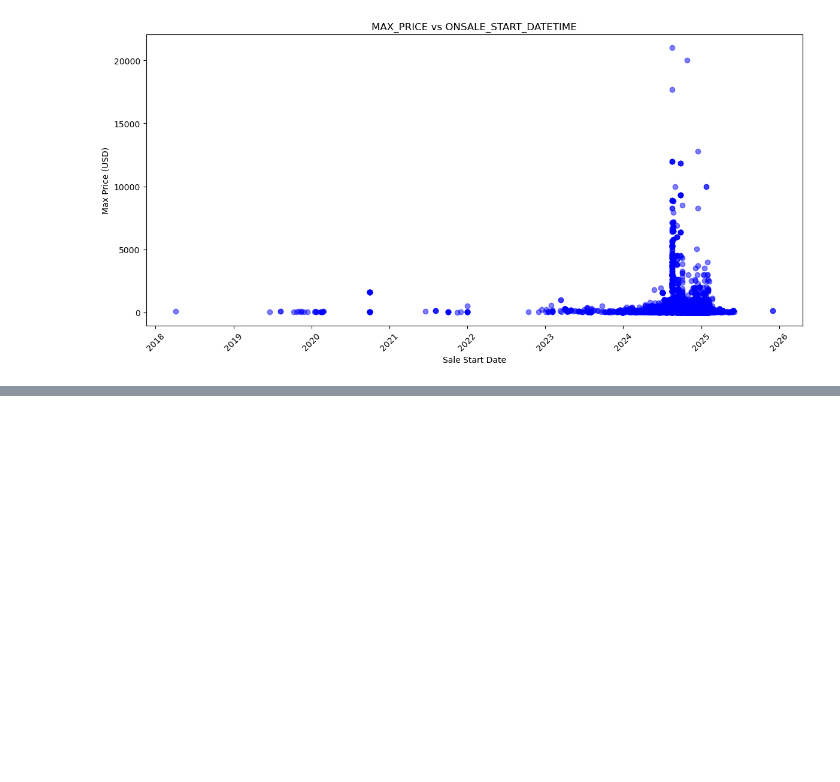
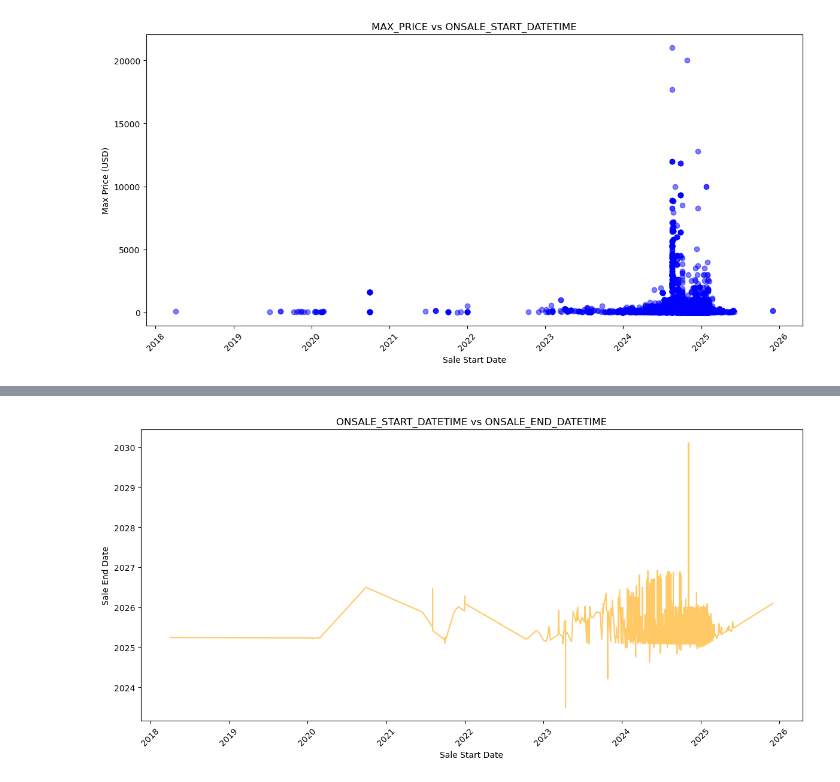
Before and after one commit to dq93/TicketMasterAPI, a Jupyter notebook: notebooks/Daniel_eda.ipynb, the cells around one changed output, grey strips where cells are left out. Cells and saved outputs as stored; diff of their text form; code cells hidden in the pictures; blank space fills up the shorter version.

```diff
--- a/notebooks/Daniel_eda.ipynb
+++ b/notebooks/Daniel_eda.ipynb
@@ -216,0 +233,21 @@ plt.show()
+# %%
+# Ensure the datetime columns are correctly formatted
+datetime_df['ONSALE_START_DATETIME'] = pd.to_datetime(datetime_df['ONSALE_START_DATETIME'], errors='coerce')
+datetime_df['ONSALE_END_DATETIME'] = pd.to_datetime(datetime_df['ONSALE_END_DATETIME'], errors='coerce')
+
+# Drop rows where either of the datetime columns has NaT (optional)
+datetime_df = datetime_df.dropna(subset=['ONSALE_START_DATETIME', 'ONSALE_END_DATETIME'])
+
+# Sort the dataframe by the start datetime
+datetime_df = datetime_df.sort_values(by='ONSALE_START_DATETIME')
+
+plt.figure(figsize=(12, 6))
+plt.plot(datetime_df['ONSALE_START_DATETIME'], datetime_df['ONSALE_END_DATETIME'], alpha=0.6, color='orange')
+plt.title('ONSALE_START_DATETIME vs ONSALE_END_DATETIME')
+plt.xlabel('Sale Start Date')
+plt.ylabel('Sale End Date')
+plt.xticks(rotation=45)
+plt.tight_layout()
+plt.show()
+# %% [output]
+[figure, added]
```
Also changed, not shown: parts of 2 cells of this notebook.
